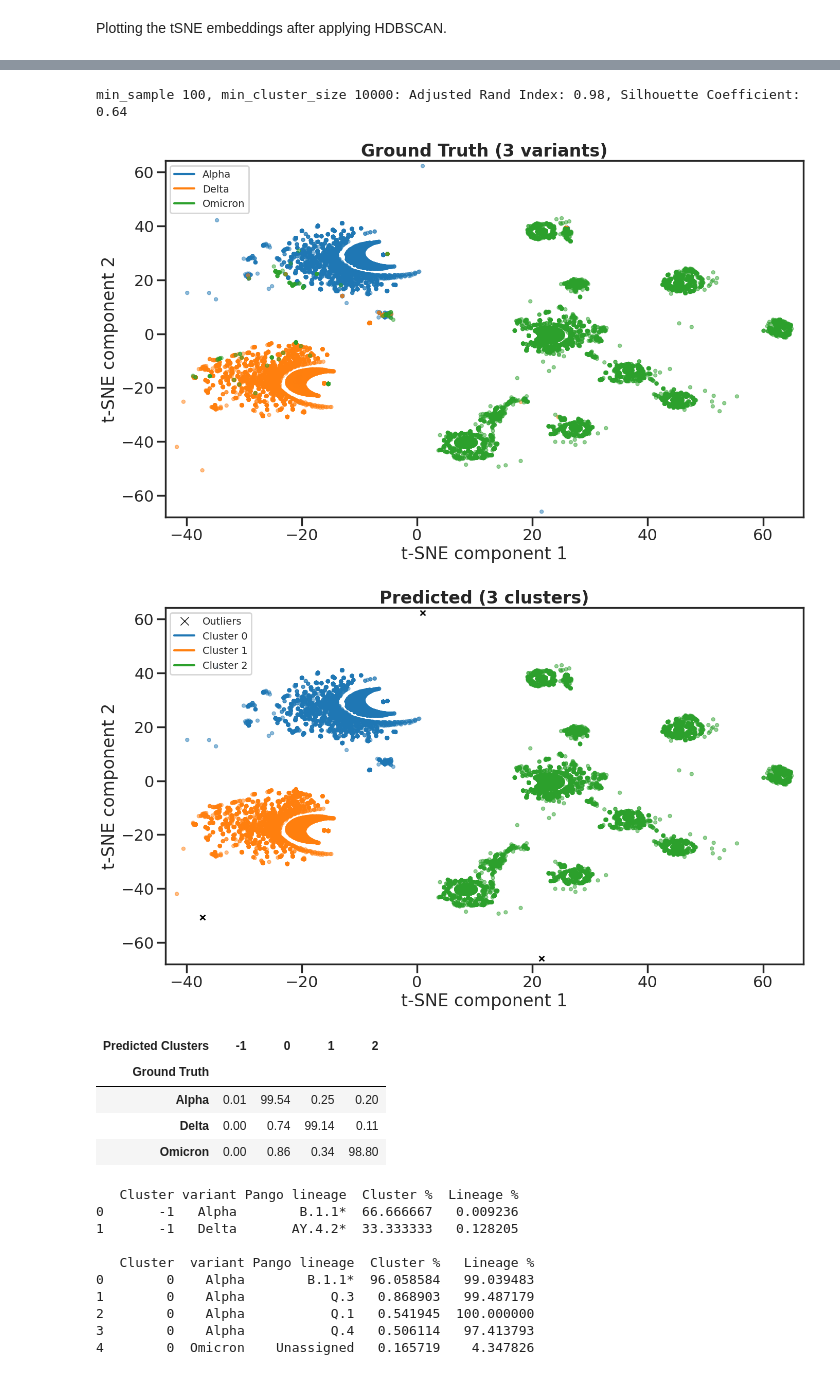
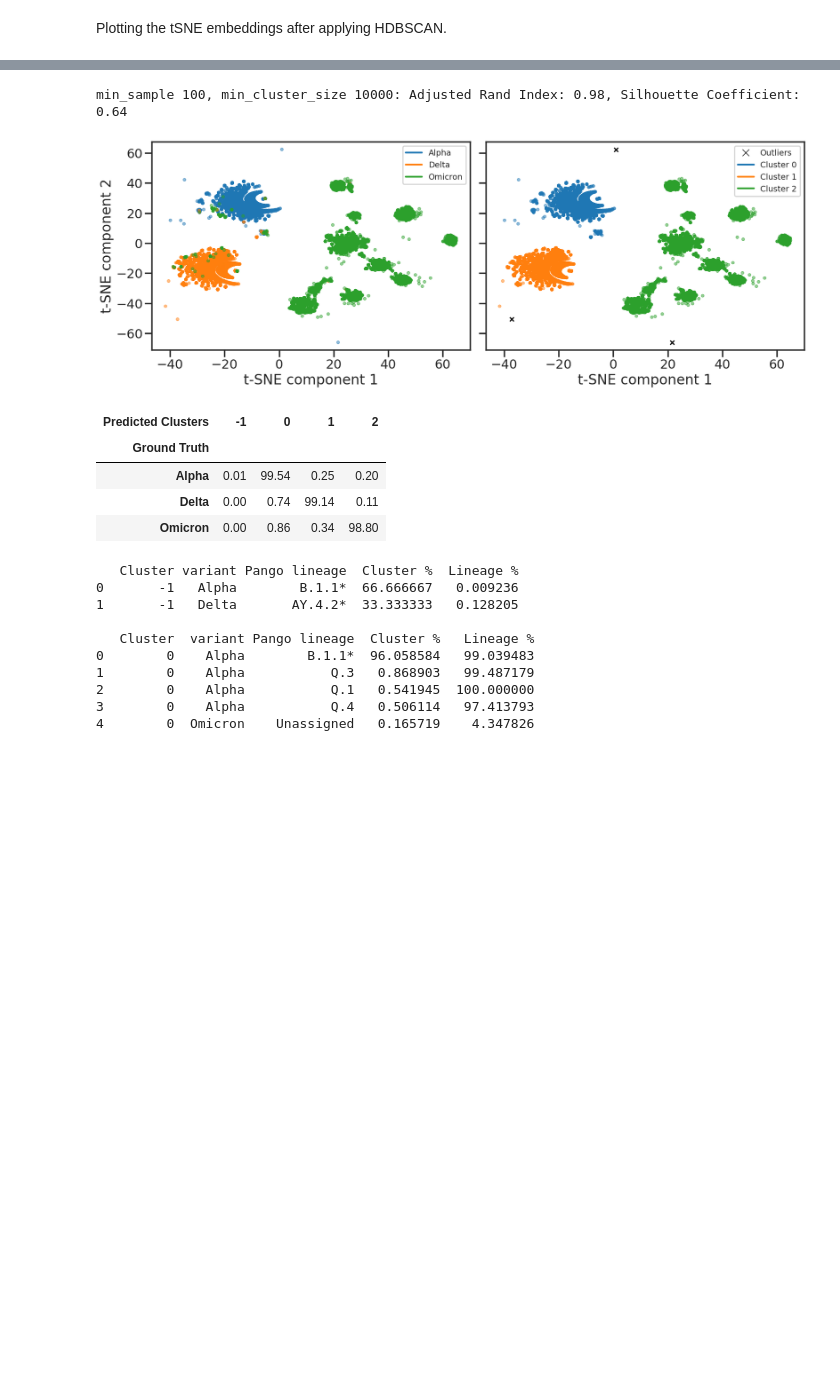
Before and after one commit to lanl/prime, a Jupyter notebook: notebooks/clustering/fig2-hdbscan_clustering-RBD.ipynb, the cells around one changed output, grey strips where cells are left out. Drawn from its saved outputs; the diff is of its cells as text; code cells hidden in the pictures; blank space fills up the shorter version.

```diff
--- a/notebooks/clustering/fig2-hdbscan_clustering-RBD.ipynb
+++ b/notebooks/clustering/fig2-hdbscan_clustering-RBD.ipynb
@@ -673,7 +585,7 @@ def plot_groundtruth_prediction_1x2(embedding_matrix, info_df, hdb_labels, save_
         for variant in unique_variants
     ]
     axs[0].legend(handles=variant_handles)
-    sns.move_legend(axs[0], "lower left", fontsize=14)
+    sns.move_legend(axs[0], "upper right", fontsize=14)
 
     # #####################################################
 
@@ -705,7 +617,7 @@ def plot_groundtruth_prediction_1x2(embedding_matrix, info_df, hdb_labels, save_
         for cluster in unique_clusters if cluster != -1
     ]
     axs[1].legend(handles=cluster_handles)
-    sns.move_legend(axs[1], "lower left", fontsize=14)
+    sns.move_legend(axs[1], "upper right", fontsize=14)
 
     #####################################################
 
@@ -755,7 +667,7 @@ import matplotlib.pyplot as plt
 import hdbscan
 from sklearn.metrics import silhouette_score, adjusted_rand_score
 
-def plot_ground_truth(embedding_matrix, info_df, hdb_labels, save_as, x_min_width_buffer=2, colormap="colorblind"):
+def plot_groundtruth_prediction_1x2(embedding_matrix, info_df, hdb_labels, save_as, x_min_width_buffer=2, colormap="colorblind"):
     # Create a DataFrame for easier plotting
     plot_df = pd.DataFrame({
         't-SNE component 1': embedding_matrix[:, 0],
@@ -771,9 +683,16 @@ def plot_ground_truth(embedding_matrix, info_df, hdb_labels, save_as, x_min_widt
     variant_color_palette = sns.color_palette(colormap, n_colors=len(unique_variants))
     variant_color_dict = {label: color for label, color in zip(unique_variants, variant_color_palette)}
 
+    # Define a cluster color palette
+    unique_clusters = np.unique(plot_df['Cluster'])
+    cluster_color_palette = sns.color_palette(colormap, n_colors=len(unique_clusters))
+    cluster_color_dict = {label: color for label, color in zip(unique_clusters[unique_clusters != -1], cluster_color_palette)}
+    cluster_color_dict[-1] = 'black'  # Set outliers to x
+
     sns.set_style('ticks')
     sns.set_context("poster")
-    fig, ax = plt.subplots(figsize=(16, 9))
+    fig, axs = plt.subplots(1, 2, figsize=(20.25, 6.5), sharey=True)
+    fig.subplots_adjust(wspace=0.05)  # Reduce the horizontal space between subplots
 
     #####################################################
 
@@ -782,49 +701,23 @@ def plot_ground_truth(embedding_matrix, info_df, hdb_labels, save_as, x_min_widt
         data=plot_df,
         x='t-SNE component 1', y='t-SNE component 2',
         hue='Variant', palette=variant_color_dict,
-        s=marker_size, alpha=0.5, edgecolor=None, linewidth=1
+        s=marker_size, alpha=0.5, edgecolor=None, linewidth=1,
+        ax=axs[0]
     )
 
-    ax.set_title(f"Ground Truth ({len(unique_variants)} variants)", ha='center', fontweight='bold')
-    ax.set_xlim((plot_df['t-SNE component 1'].min()-x_min_width_buffer, plot_df['t-SNE component 1'].max()+2))
-    ax.set_ylim(plot_df['t-SNE component 2'].min()-2, plot_df['t-SNE component 2'].max()+2),
+    # axs[0].set_title(f"Ground Truth ({len(unique_variants)} variants)", ha='center', fontweight='bold')
+    axs[0].set_xlim((plot_df['t-SNE component 1'].min()-x_min_width_buffer, plot_df['t-SNE component 1'].max()+5))
+    axs[0].set_ylim(plot_df['t-SNE component 2'].min()-5, plot_df['t-SNE component 2'].max()+5),
 
     # Legend
     variant_handles = [
         plt.Line2D([0], [0], color=variant_color_dict[variant], label=f'{variant}')
         for variant in unique_variants
     ]
-    ax.legend(handles=variant_handles)
-    sns.move_legend(ax, "upper left", fontsize=14)
+    axs[0].legend(handles=variant_handles)
+    sns.move_legend(axs[0], "upper right", fontsize=14)
 
-    #####################################################
-
-    plt.savefig(f"{save_as}.ground_truth_only.pdf", format="pdf", dpi=300, bbox_inches='tight')
-    plt.savefig(f"{save_as}.ground_truth_only.png", format="png", dpi=300, bbox_inches='tight')
-    plt.show()
-
-def plot_prediction(embedding_matrix, info_df, hdb_labels, save_as, x_min_width_buffer=2, colormap="colorblind"):
-    # Create a DataFrame for easier plotting
-    plot_df = pd.DataFrame({
-        't-SNE component 1': embedding_matrix[:, 0],
-        't-SNE component 2': embedding_matrix[:, 1],
-        'Cluster': hdb_labels,
-        'Seq ID': info_df['seq_id'],
-        'Variant': info_df['variant'],
-    })
-    marker_size = 25
-
-    # Define a cluster color palette
-    unique_clusters = np.unique(plot_df['Cluster'])
-    cluster_color_palette = sns.color_palette(colormap, n_colors=len(unique_clusters))
-    cluster_color_dict = {label: color for label, color in zip(unique_clusters[unique_clusters != -1], cluster_color_palette)}
-    cluster_color_dict[-1] = 'black'  # Set outliers to x
-
-    sns.set_style('ticks')
-    sns.set_context("poster")
-    fig, ax = plt.subplots(figsize=(16, 9))
-
-    #####################################################
+    # #####################################################
 
     # Scatterplot for non-outliers
     sns.scatterplot(
@@ -832,6 +725,7 @@ def plot_prediction(embedding_matrix, info_df, hdb_labels, save_as, x_min_width_
         x='t-SNE component 1', y='t-SNE component 2',
         hue='Cluster', palette=cluster_color_dict,
         s=marker_size, alpha=0.5, edgecolor=None, linewidth=1,
+        ax=axs[1]
     )
 
     # Scatterplot for outliers (Cluster = -1)
@@ -840,11 +734,11 @@ def plot_prediction(embedding_matrix, info_df, hdb_labels, save_as, x_min_width_
         x='t-SNE component 1', y='t-SNE component 2',
         marker='x',
         s=marker_size*2, color='black', linewidth=2,
+        ax=axs[1]
     )
 
-    ax.set_title(f"Predicted ({len(unique_clusters[unique_clusters != -1])} clusters)", ha='center', fontweight='bold')
-    ax.set_xlim((plot_df['t-SNE component 1'].min()-x_min_width_buffer, plot_df['t-SNE component 1'].max()+2))
-    ax.set_ylim(plot_df['t-SNE component 2'].min()-2, plot_df['t-SNE component 2'].max()+2),
+    # axs[1].set_title(f"Predicted ({len(unique_clusters[unique_clusters != -1])} clusters)", ha='center', fontweight='bold')
+    axs[1].set_xlim((plot_df['t-SNE component 1'].min()-x_min_width_buffer, plot_df['t-SNE component 1'].max()+5))
 
     # Legend
     cluster_handles = [plt.Line2D([0], [0], marker='x', color='black', linestyle='none', label='Outliers')]
@@ -852,46 +746,44 @@ def plot_prediction(embedding_matrix, info_df, hdb_labels, save_as, x_min_width_
         plt.Line2D([0], [0], color=cluster_color_dict[cluster], label=f'Cluster {cluster}')
         for cluster in unique_clusters if cluster != -1
     ]
-    ax.legend(handles=cluster_handles)
-    sns.move_legend(ax, "upper left", fontsize=14)
+    axs[1].legend(handles=cluster_handles)
+    sns.move_legend(axs[1], "upper right", fontsize=14)
 
     #####################################################
 
-    plt.savefig(f"{save_as}.prediction_only.pdf", format="pdf", dpi=300, bbox_inches='tight')
-    plt.savefig(f"{save_as}.prediction_only.png", format="png", dpi=300, bbox_inches='tight')
+    plt.savefig(f"{save_as}.pdf", format="pdf", dpi=300, bbox_inches='tight')
+    plt.savefig(f"{save_as}.png", format="png", dpi=300, bbox_inches='tight')
     plt.show()
 
 min_samples=100
 min_cluster_size=10000
 
 # Cluster
 hdb_labels = hdbscan.HDBSCAN(
     min_samples=min_samples,
     min_cluster_size=min_cluster_size,
     core_dist_n_jobs=-1  # Enable parallel processing
 ).fit(embedding_matrix_reduced).labels_
 
 # Evaluate clustering
 silhouette_avg = silhouette_score(embedding_matrix_reduced, hdb_labels)
 ari = adjusted_rand_score(info_df["variant"], hdb_labels)
 print(f"min_sample {min_samples}, min_cluster_size {min_cluster_size}: Adjusted Rand Index: {ari:.2f}, Silhouette Coefficient: {silhouette_avg:.2f}")
 save_as = f"RBD.ADO.from-esm-mlm.tSNE-perp{perplexity}.HDBSCAN-ms{min_samples}_mcs{min_cluster_size}-ari{ari:.2f}_sc{silhouette_avg:.2f}"
 
 # Call the function
-plot_ground_truth(embedding_matrix_reduced, info_df, hdb_labels, save_as, x_min_width_buffer=2, colormap="tab10")
-plot_prediction(embedding_matrix_reduced, info_df, hdb_labels, save_as, x_min_width_buffer=2, colormap="tab10")
+plot_groundtruth_prediction_1x2(embedding_matrix_reduced, info_df, hdb_labels, save_as, x_min_width_buffer=5, colormap="tab10")
 
 # Create the truth table
 truth_table_percent = pd.crosstab(info_df["variant"], hdb_labels,
                                 rownames=['Ground Truth'],
                                 colnames=['Predicted Clusters'],
                                 normalize='index')  # Normalize along the index (rows)
 truth_table_percent = (truth_table_percent * 100).round(2)
 truth_table_percent
 # %% [output]
 min_sample 100, min_cluster_size 10000: Adjusted Rand Index: 0.98, Silhouette Coefficient: 0.64
-[figure, old version]
+[figure, new version]
-[figure, removed]
 | Predicted Clusters | -1 | 0 | 1 | 2 |
 | Ground Truth |  |  |  |  |
 | Alpha | 0.01 | 99.54 | 0.25 | 0.20 |
```
Also changed, not shown: parts of 4 cells of this notebook, 30 other files.
